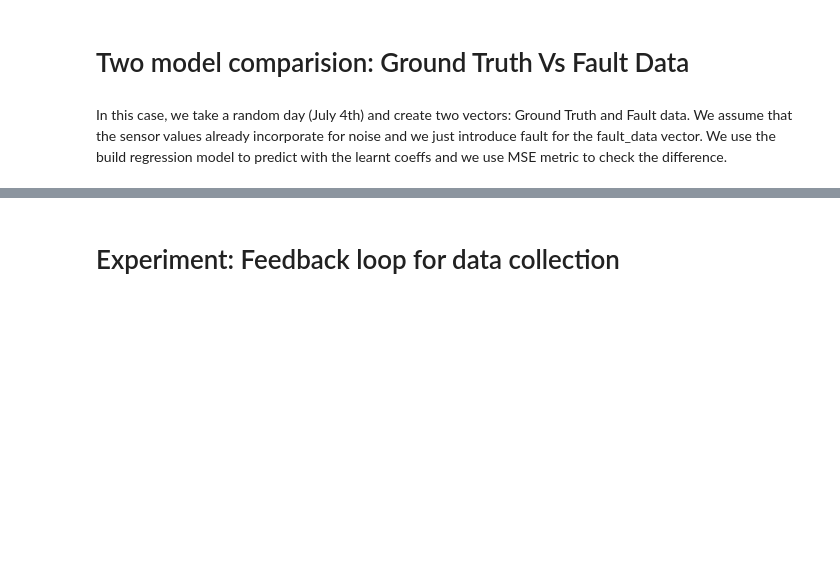
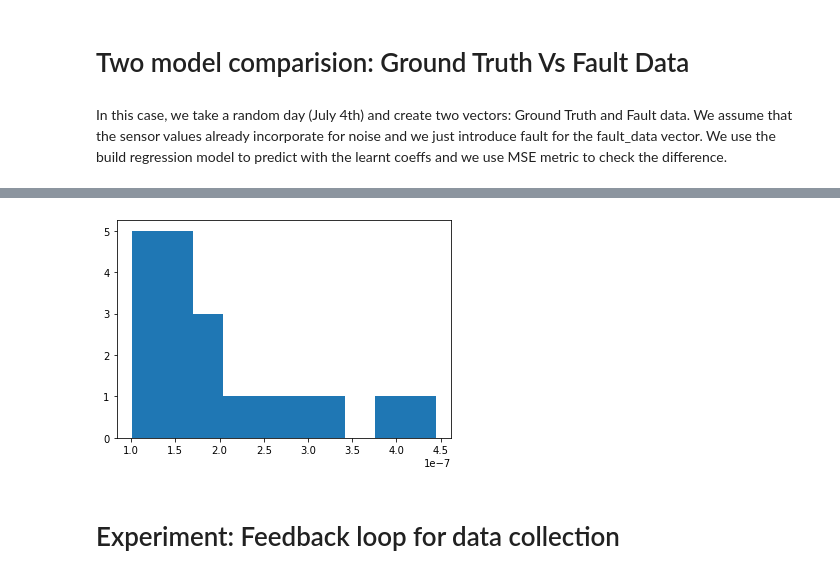
Before and after one commit to devkumar07/Automatic-Building-Fault-Diagnostic-System-Using-Smartphone-Research, a Jupyter notebook: ThermodynamicRegressionModel.ipynb, the cells around one changed output, grey strips where cells are left out. Drawn from its saved outputs; the diff is of its cells as text; code cells hidden in the pictures; blank space fills up the shorter version.

```diff
--- a/ThermodynamicRegressionModel.ipynb
+++ b/ThermodynamicRegressionModel.ipynb
@@ -194,16 +251,16 @@ print(err)
 # %% [markdown]
 In this case, we take a random day (July 4th) and create two vectors: Ground Truth and Fault data. We assume that the sensor values already incorporate for noise and we just introduce fault for the fault_data vector. We use the build regression model to predict with the learnt coeffs and we use MSE metric to check the difference.
 # %%
-ground_truth = data[120:140]
+ground_truth = data[1000:1020]
 ground_truth = ground_truth.reset_index(drop=True)
 #ground_truth['zone_temp'] = generateNoise(0.5, ground_truth['zone_temp'])
 
-fault_data = data[120:140]
+fault_data = data[1000:1020]
 fault_data = fault_data.reset_index(drop=True)
 stuck_val = random.randint(16,32)
 # fault_data['zone_temp'],classification = simulateFault(fault_data['zone_temp'],{'constant': 4.5, 'coeff': 1.4, 'stuck': stuck_val, 'bounds': [16,40],'err':0.5})
-fault_data['supply_temp'],classification = simulateFault(fault_data['supply_temp'],{'constant': 1, 'coeff': 1.01, 'stuck': 293.5, 'bounds': [293,294],'err':0.5})
-# stuck_val = random.uniform(0,1)
-# fault_data['air_flow'],classification = simulateFault(fault_data['air_flow'], {'constant': 0.09, 'coeff': 1.005, 'stuck': stuck_val, 'bounds': [0.05,0.8],'err':0.05})
+fault_data['supply_temp'],classification = simulateFault(fault_data['supply_temp'],{'constant': 100, 'coeff': 1.7, 'stuck': 350, 'bounds': [240,400],'err':0.5})
+stuck_val = random.uniform(0,1)
+fault_data['air_flow'],classification = simulateFault(fault_data['air_flow'], {'constant': 0.1, 'coeff': 1.005, 'stuck': stuck_val, 'bounds': [0.05,0.8],'err':0.05})
 # print(ground_truth)
-# print(fault_data)
+print(fault_data)
@@ -210,6 +285,6 @@ fault_data['supply_temp'],classification = simulateFault(fault_data['supply_temp
 # %%
-ground_truth_input, ground_truth_output = modeled_equation(ground_truth, results.params)
-fault_input, fault_output = modeled_equation(fault_data, results.params)
+ground_truth_input, ground_truth_output = define_vectors(ground_truth)
+fault_input, fault_output = define_vectors(fault_data)
 
 ground_truth_input = pd.DataFrame(data = ground_truth_input)
 ground_truth_input = sm.add_constant(ground_truth_input)
@@ -220,8 +295,8 @@ fault_input = sm.add_constant(fault_input)
 fault_output = pd.DataFrame(data = fault_output)
 
 ground_truth_input = scaler1.transform(ground_truth_input)
-ground_truth_output = scaler2.transform(ground_truth_output)
+#ground_truth_output = scaler2.transform(ground_truth_output)
 fault_input = scaler1.transform(fault_input)
-fault_output = scaler2.transform(fault_output)
+#fault_output = scaler2.transform(fault_output)
 # %%
 pred_ground = results.predict(ground_truth_input)
@@ -236,3 +331,12 @@ print(mse(fault_output,pred_fault))
+# %%
+from scipy.stats import boxcox
+pred_ground = np.exp(pred_ground)
+# power transform
+data = boxcox(pred_ground, 0)
+plt.hist(pred_ground)
+plt.show()
+# %% [output]
+[figure, added]
 # %% [markdown]
 # Experiment: Feedback loop for data collection
 # %%
```
Also changed, not shown: parts of 16 cells of this notebook, 2 other files.
